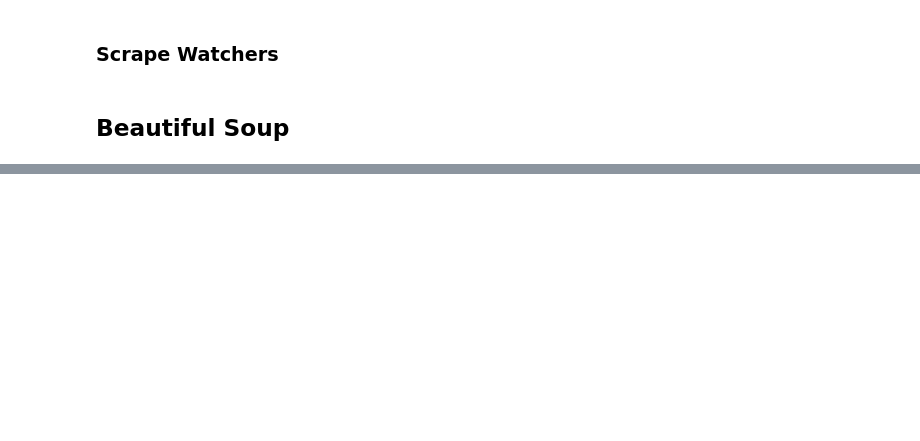
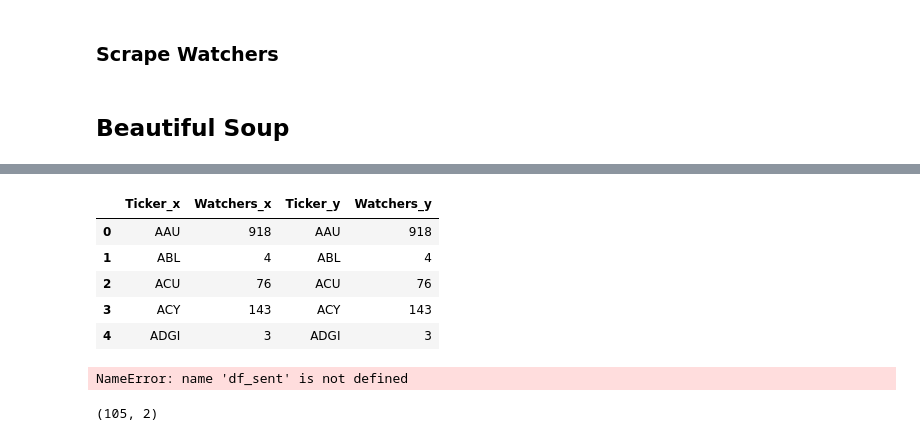
Before and after one commit to Landstein/Stocktwits-Sentiment-Analysis, a Jupyter notebook: Request Sentiment scrape.ipynb, the cells around one changed output, grey strips where cells are left out. Drawn from its saved outputs; the diff is of its cells as text; code cells hidden in the pictures; blank space fills up the shorter version.

Commit message:
sentiment scrape

```diff
--- a/Request Sentiment scrape.ipynb
+++ b/Request Sentiment scrape.ipynb
@@ -95,0 +354,11 @@ from bs4 import BeautifulSoup
+# %%
+followers = pd.concat([df, df1], axis=1)
+# %%
+followers.head()
+# %% [output]
+|  | Ticker_x | Watchers_x | Ticker_y | Watchers_y |
+| 0 | AAU | 918 | AAU | 918 |
+| 1 | ABL | 4 | ABL | 4 |
+| 2 | ACU | 76 | ACU | 76 |
+| 3 | ACY | 143 | ACY | 143 |
+| 4 | ADGI | 3 | ADGI | 3 |
@@ -95,0 +369,8 @@ from bs4 import BeautifulSoup
+# %%
+watchers['Sentiment'] = df_sent['Sentiment']
+# %% [output]
+NameError: name 'df_sent' is not defined
+# %%
+df.shape
+# %% [output]
+(105, 2)
```
Also changed, not shown: parts of 56 cells of this notebook, 1 other file.
